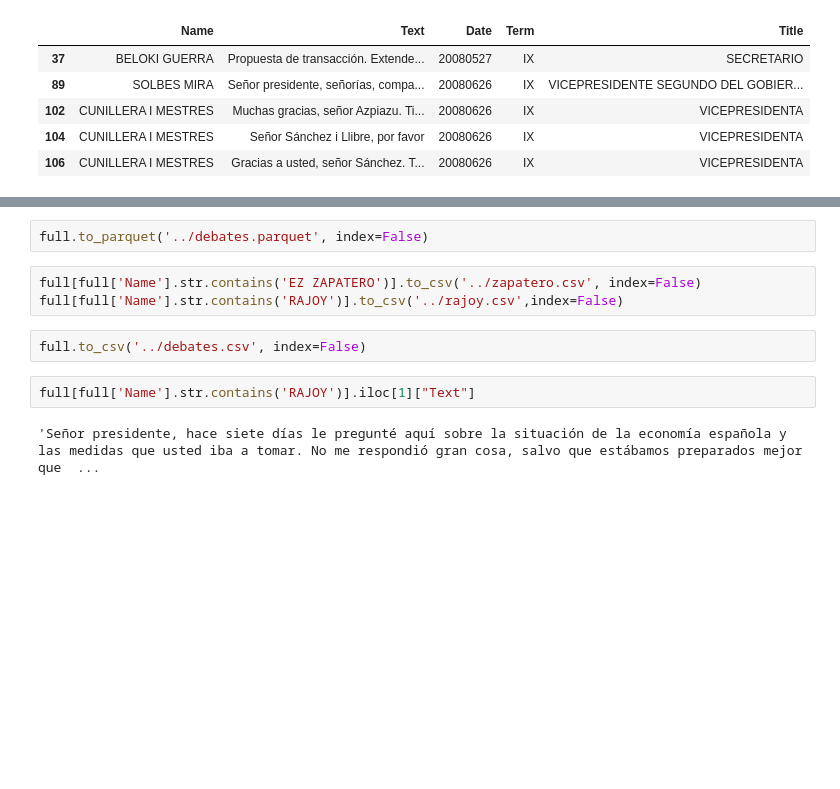
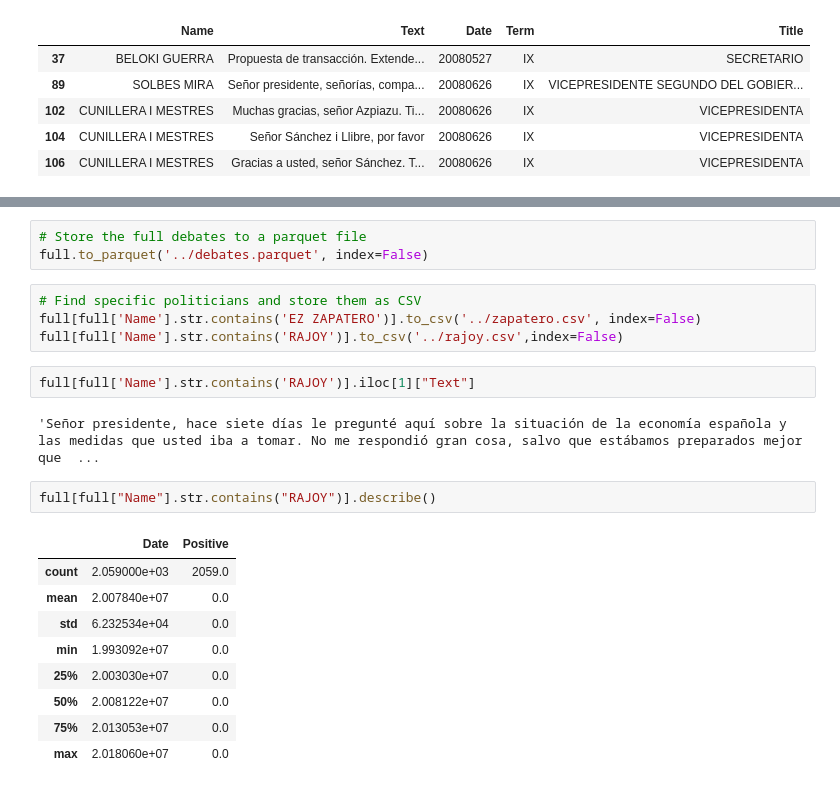
Before and after one commit to jmservera/debate, a Jupyter notebook: 03-Prepare-Data.ipynb, the cells around one changed output, grey strips where cells are left out. Cells and saved outputs as stored; diff of their text form; blank space fills up the shorter version.

```diff
--- a/03-Prepare-Data.ipynb
+++ b/03-Prepare-Data.ipynb
@@ -119,11 +205,23 @@ full[(full["infos"].str.len()>0) & (full["Title"].str.len()>0)].head(20)
 # %%
+# Store the full debates to a parquet file
 full.to_parquet('../debates.parquet', index=False)
 # %%
+# Find specific politicians and store them as CSV
 full[full['Name'].str.contains('EZ ZAPATERO')].to_csv('../zapatero.csv', index=False)
 full[full['Name'].str.contains('RAJOY')].to_csv('../rajoy.csv',index=False)
-# %%
-full.to_csv('../debates.csv', index=False)
 # %%
 full[full['Name'].str.contains('RAJOY')].iloc[1]["Text"]
 # %% [output]
 'Señor presidente, hace siete días le pregunté aquí sobre la situación de la economía española y las medidas que usted iba a tomar. No me respondió gran cosa, salvo que estábamos preparados mejor que  ...
+# %%
+full[full["Name"].str.contains("RAJOY")].describe()
+# %% [output]
+|  | Date | Positive |
+| count | 2.059000e+03 | 2059.0 |
+| mean | 2.007840e+07 | 0.0 |
+| std | 6.232534e+04 | 0.0 |
+| min | 1.993092e+07 | 0.0 |
+| 25% | 2.003030e+07 | 0.0 |
+| 50% | 2.008122e+07 | 0.0 |
+| 75% | 2.013053e+07 | 0.0 |
+| max | 2.018060e+07 | 0.0 |
```
Also changed, not shown: parts of 10 cells of this notebook, 2 other files.
